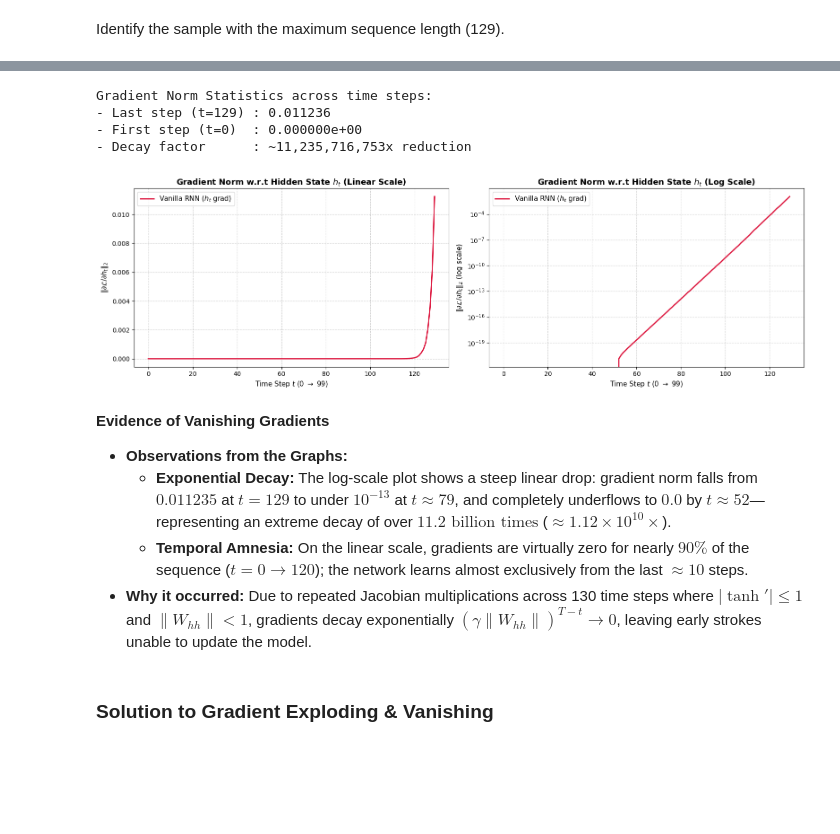
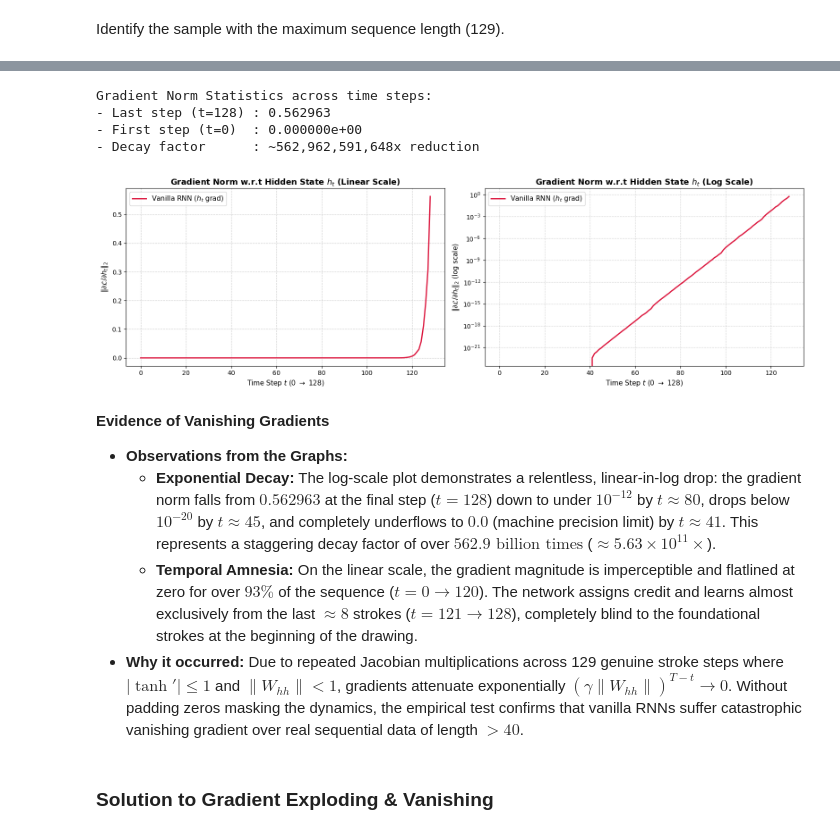
Before and after one commit to anhvu3321/cs115, a Jupyter notebook: rnn.ipynb, the cells around one changed output, grey strips where cells are left out. Saved outputs shown, nothing was run; the diff lists cells and outputs as text; code cells hidden in the pictures; blank space fills up the shorter version.

```diff
--- a/rnn.ipynb
+++ b/rnn.ipynb
@@ -797,44 +816,44 @@ seq_len = sample_x_max.size(1)
 decay_ratio = grad_norms[-1] / max(grad_norms[0], 1e-12)
 print("Gradient Norm Statistics across time steps:")
 print(f"- Last step (t={seq_len-1}) : {grad_norms[-1]:.6f}")
 print(f"- First step (t=0)  : {grad_norms[0]:.6e}")
 print(f"- Decay factor      : ~{decay_ratio:,.0f}x reduction")
 
 # Plot Gradient Vanishing Curves (Linear & Log Scale)
 time_steps = np.arange(seq_len)
 fig, axes = plt.subplots(1, 2, figsize=(16, 5))
 
 # Linear Scale Plot
 axes[0].plot(time_steps, grad_norms, color='crimson', linewidth=2, label='Vanilla RNN ($h_t$ grad)')
 axes[0].set_title('Gradient Norm w.r.t Hidden State $h_t$ (Linear Scale)', fontsize=13, fontweight='bold')
-axes[0].set_xlabel('Time Step $t$ (0 $\\rightarrow$ 99)', fontsize=11)
+axes[0].set_xlabel(f'Time Step $t$ (0 $\\rightarrow$ {seq_len - 1})', fontsize=11)
 axes[0].set_ylabel('$\\|\\partial \\mathcal{L} / \\partial h_t\\|_2$', fontsize=11)
 axes[0].grid(True, linestyle='--', alpha=0.6)
 axes[0].legend(fontsize=11)
 
 # Logarithmic Scale Plot (highlights the exponential decay)
 axes[1].plot(time_steps, grad_norms, color='crimson', linewidth=2, label='Vanilla RNN ($h_t$ grad)')
 axes[1].set_yscale('log')
 axes[1].set_title('Gradient Norm w.r.t Hidden State $h_t$ (Log Scale)', fontsize=13, fontweight='bold')
-axes[1].set_xlabel('Time Step $t$ (0 $\\rightarrow$ 99)', fontsize=11)
+axes[1].set_xlabel(f'Time Step $t$ (0 $\\rightarrow$ {seq_len - 1})', fontsize=11)
 axes[1].set_ylabel('$\\|\\partial \\mathcal{L} / \\partial h_t\\|_2$ (log scale)', fontsize=11)
 axes[1].grid(True, which='both', linestyle='--', alpha=0.5)
 axes[1].legend(fontsize=11)
 
 plt.tight_layout()
 plt.show()
 # %% [output]
 Gradient Norm Statistics across time steps:
-- Last step (t=129) : 0.011236
+- Last step (t=128) : 0.562963
 - First step (t=0)  : 0.000000e+00
-- Decay factor      : ~11,235,716,753x reduction
+- Decay factor      : ~562,962,591,648x reduction
-[figure, old version]
+[figure, new version]
 # %% [markdown]
 **Evidence of Vanishing Gradients**
 * **Observations from the Graphs:**
-  * **Exponential Decay:** The log-scale plot shows a steep linear drop: gradient norm falls from **$0.011235$** at $t=129$ to under **$10^{-13}$** at $t \approx 79$, and completely underflows to **$0.0$** by $t \approx 52$—representing an extreme decay of over **$11.2\text{ billion times}$** ($\approx 1.12 \times 10^{10}\times$).
-  * **Temporal Amnesia:** On the linear scale, gradients are virtually zero for nearly $90\%$ of the sequence ($t=0 \rightarrow 120$); the network learns almost exclusively from the last $\approx 10$ steps.
-* **Why it occurred:** Due to repeated Jacobian multiplications across 130 time steps where $|\tanh'| \le 1$ and $\|W_{hh}\| < 1$, gradients decay exponentially $(\gamma \|W_{hh}\|)^{T-t} \to 0$, leaving early strokes unable to update the model.
+  * **Exponential Decay:** The log-scale plot demonstrates a relentless, linear-in-log drop: the gradient norm falls from **$0.562963$** at the final step ($t=128$) down to under **$10^{-12}$** by $t \approx 80$, drops below **$10^{-20}$** by $t \approx 45$, and completely underflows to **$0.0$** (machine precision limit) by **$t \approx 41$**. This represents a staggering decay factor of over **$562.9\text{ billion times}$** ($\approx 5.63 \times 10^{11}\times$).
+  * **Temporal Amnesia:** On the linear scale, the gradient magnitude is imperceptible and flatlined at zero for over **$93\%$** of the sequence ($t=0 \rightarrow 120$). The network assigns credit and learns almost exclusively from the last $\approx 8$ strokes ($t=121 \rightarrow 128$), completely blind to the foundational strokes at the beginning of the drawing.
+* **Why it occurred:** Due to repeated Jacobian multiplications across 129 genuine stroke steps where $|\tanh'| \le 1$ and $\|W_{hh}\| < 1$, gradients attenuate exponentially $(\gamma \|W_{hh}\|)^{T-t} \to 0$. Without padding zeros masking the dynamics, the empirical test confirms that vanilla RNNs suffer catastrophic vanishing gradient over real sequential data of length $> 40$.
 # %% [markdown]
 ### **Solution to Gradient Exploding & Vanishing**
 # %% [markdown]
```
Also changed, not shown: parts of 9 cells of this notebook, 14 other files.
